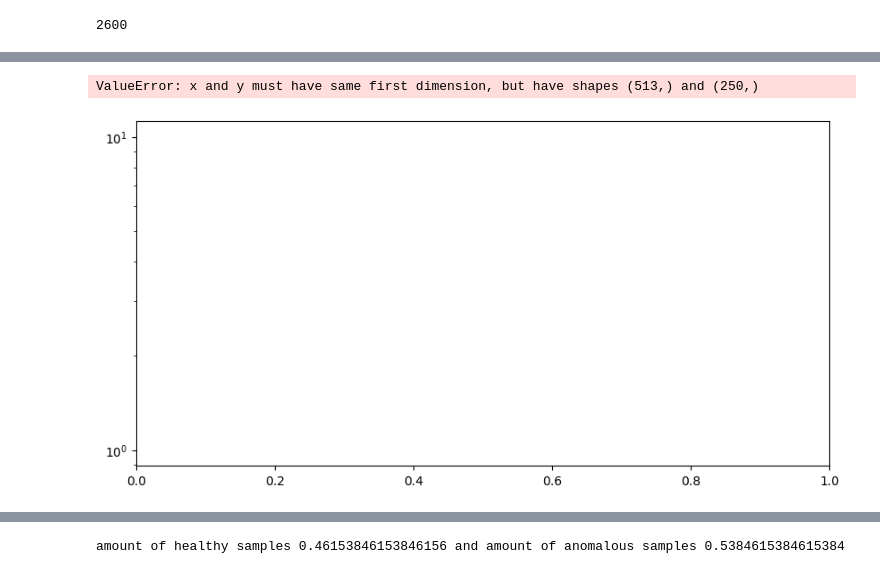
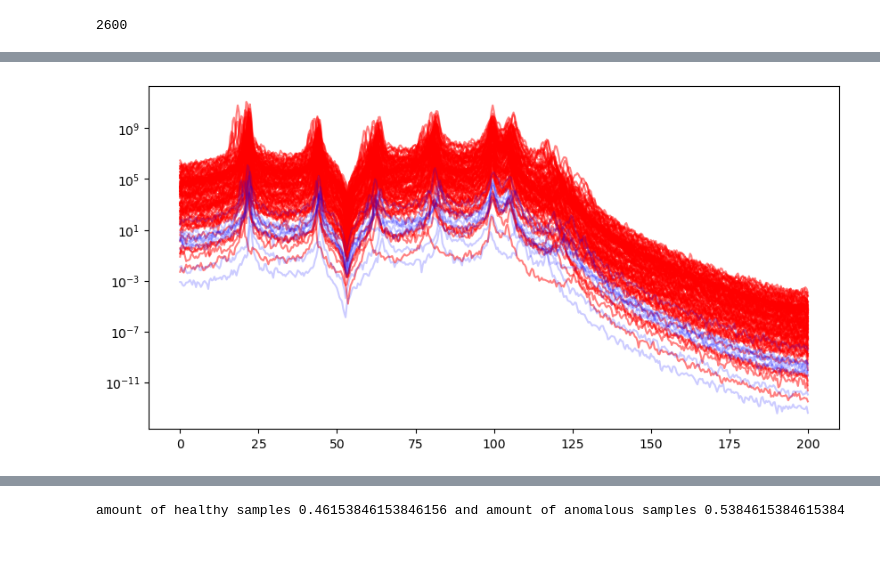
Before and after one commit to YacineBelHadj/PBSHM_mdof, a Jupyter notebook: notebooks/classification.ipynb, the cells around one changed output, grey strips where cells are left out. Drawn from its saved outputs; the diff is of its cells as text; code cells hidden in the pictures.

```diff
--- a/notebooks/classification.ipynb
+++ b/notebooks/classification.ipynb
@@ -21,7 +12,7 @@ import matplotlib.pyplot as plt
 import json
 # Path to data
 root_path = Path().cwd().parent
-data_path = root_path / 'data' / 'processed2'
+data_path = root_path / 'data' / 'processed3'
 # List of files
 import sys
 EPS = sys.float_info.epsilon
@@ -40,0 +46,2 @@ latent = np.load(data_path / 'latent.npy')
+# %%
+nan_index = np.unique(np.where(np.isnan(PSDs))[0])
@@ -41,3 +52,11 @@ latent = np.load(data_path / 'latent.npy')
+# %%
+PSDs=np.delete(PSDs,nan_index,axis=0)
+anomaly=np.delete(anomaly,nan_index,axis=0)
+system_name=np.delete(system_name,nan_index,axis=0)
+
+states=np.delete(states,nan_index,axis=0)
+latent=np.delete(latent,nan_index,axis=0)
+resonance_freq=np.delete(resonance_freq,nan_index,axis=0)
 # %%
 mean_RMS = (1/2*np.pi)*np.sum(PSDs,axis=-1).mean(axis=-1)
 # %%
@@ -53,6 +76,6 @@ plt.yscale('log')
 # %%
-SNR = 12
+SNR = 1
 noise = np.random.normal(0,SNR*mean_RMS/n_sample,(n_sample,))
 
-noise_freq = signal.welch(noise,1/0.0025,nperseg=1024,scaling='spectrum')[1]
+noise_freq = signal.welch(noise,1/0.0025,nperseg=2048,scaling='spectrum')[1]
 PSDs_noisy = PSDs + noise_freq
@@ -87,21 +139,16 @@ plt.yscale('log')
 # %%
 fig,ax= plt.subplots(figsize=(10,5))
 counter_1 = 0
 counter_2 = 0
 counter_3 = 0
 
 for i in range(0,48000,1):
     if system_name[i] == 'system_0':
         if states[i]=='healthy' and counter_1 <10 :
-            ax.semilogy(freq,PSDs[i],label='healthy',alpha=0.5,color='blue')
+            ax.semilogy(freq,PSDs[i],label='healthy',alpha=0.2,color='blue')
             counter_1 +=1
-        elif states[i]=='anomalous' and counter_2 <50 and anomaly[i] == 0.05:
+        elif states[i]=='anomalous' and counter_2 <100 and anomaly[i] == 0.13:
             ax.semilogy(freq,PSDs[i],label='anoumalous',alpha=0.5,color='red')
             counter_2 +=1
-
-        elif states[i]=='anomalous' and counter_3 <50 and anomaly[i] == 0.11 :
-            ax.semilogy(freq,PSDs[i],label='anoumalous',alpha=0.5,color='black')
-            counter_3 +=1
 # %% [output]
-ValueError: x and y must have same first dimension, but have shapes (513,) and (250,)
-[figure, old version]
+[figure, new version]
```
Also changed, not shown: parts of 46 cells of this notebook, 20 other files.
